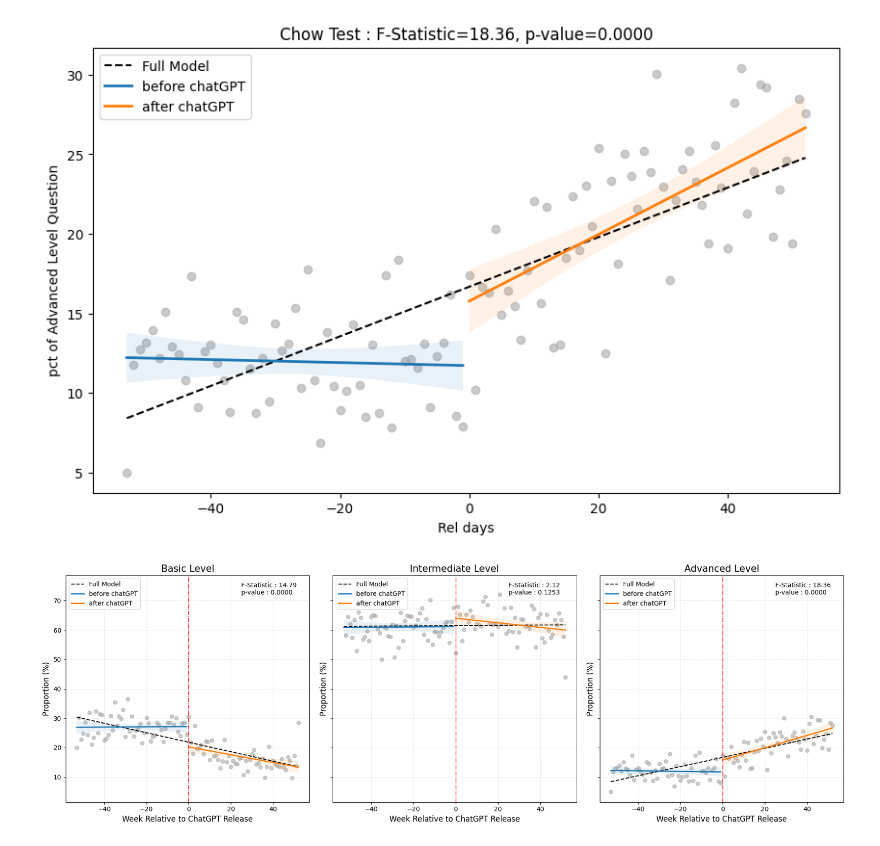
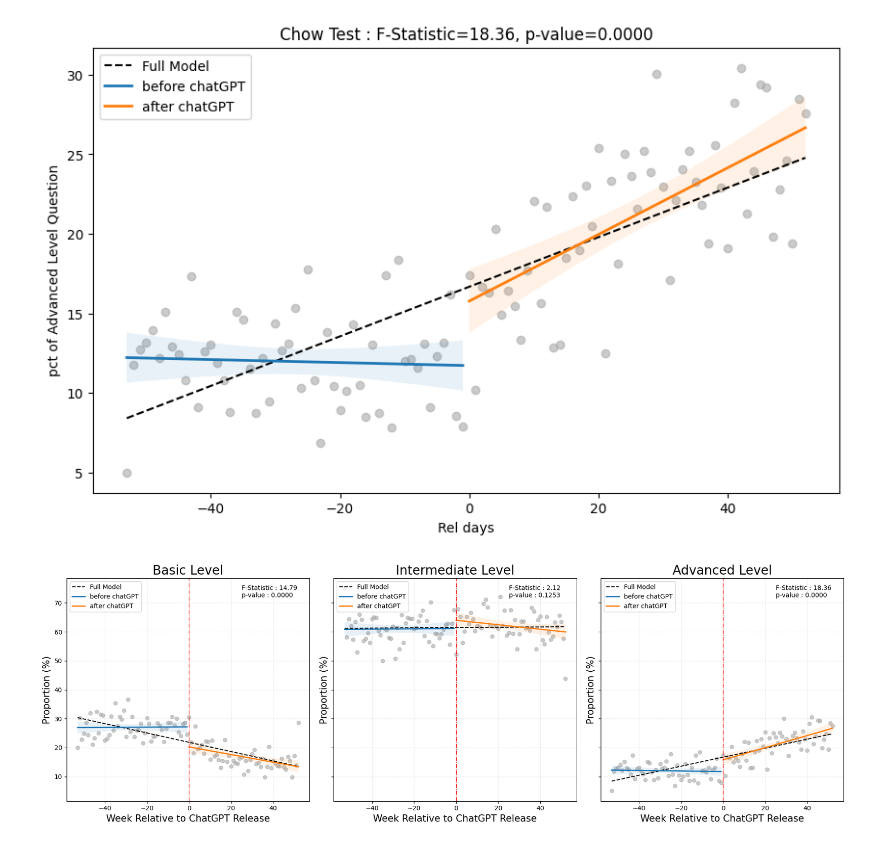
Before and after one commit to boysbeanxious/stackoverflow_src, a Jupyter notebook: thesis/Result_Fig1.ipynb, the cells around one changed output. Cells and saved outputs as stored; diff of their text form; code cells hidden in the pictures.

```diff
--- a/thesis/Result_Fig1.ipynb
+++ b/thesis/Result_Fig1.ipynb
@@ -208,9 +208,9 @@ axs[0].fill_between(x_0_1, st_0.y1_predict - st_0.y1_conf_interval, st_0.y1_pred
 axs[0].plot(x_0_2, st_0.y2_predict, label="after chatGPT", linewidth='2')
 axs[0].fill_between(x_0_2, st_0.y2_predict - st_0.y2_conf_interval, st_0.y2_predict + st_0.y2_conf_interval, alpha=0.1)
 axs[0].axvline(x=0,     color='red',    linestyle='-.', linewidth=1)
-axs[0].set_title(f"Basic Level", fontsize=15)
-axs[0].set_xlabel("Week Relative to ChatGPT Release", fontsize=12)
-axs[0].set_ylabel("Proportion (%)", fontsize=12)
+axs[0].set_title(f"Basic Level", fontsize=20)
+axs[0].set_xlabel("Week Relative to ChatGPT Release", fontsize=15)
+axs[0].set_ylabel("Proportion (%)", fontsize=15)
 axs[0].text(25, 72,s=f'F-Statistic : {F_stat_0:.2f}\np-value : {p_value_0:.4f}', fontsize = 10)
 axs[0].grid(True, linestyle='--', alpha=0.3)
 
@@ -218,37 +218,37 @@ axs[0].grid(True, linestyle='--', alpha=0.3)
 axs[1].scatter(x_1, y_1,  alpha=0.6, color='darkgray')
 axs[1].plot(x_1, st_1.y_predict, label="Full Model", linestyle="--", color="black")
 axs[1].plot(x_1_1, st_1.y1_predict, label="before chatGPT", linewidth='2')
 axs[1].fill_between(x_1_1, st_1.y1_predict - st_1.y1_conf_interval, st_1.y1_predict + st_1.y1_conf_interval, alpha=0.1)
 axs[1].plot(x_1_2, st_1.y2_predict, label="after chatGPT", linewidth='2')
 axs[1].fill_between(x_1_2, st_1.y2_predict - st_1.y2_conf_interval, st_1.y2_predict + st_1.y2_conf_interval, alpha=0.1)
 axs[1].axvline(x=0,     color='red',    linestyle='-.', linewidth=1)
-axs[1].set_title(f"Intermediate Level", fontsize=15)
-axs[1].set_xlabel("Week Relative to ChatGPT Release", fontsize=12)
-axs[1].set_ylabel("Proportion (%)", fontsize=12)
+axs[1].set_title(f"Intermediate Level", fontsize=20)
+axs[1].set_xlabel("Week Relative to ChatGPT Release", fontsize=15)
+axs[1].set_ylabel("Proportion (%)", fontsize=15)
 axs[1].grid(False)
 axs[1].text(25, 72, s=f'F-Statistic : {F_stat_1:.2f}\np-value : {p_value_1:.4f}', fontsize = 10)
 axs[1].grid(True, linestyle='--', alpha=0.3)
 
 axs[2].scatter(x_2, y_2,  alpha=0.6, color='darkgray')
 axs[2].plot(x_2, st_2.y_predict, label="Full Model", linestyle="--", color="black")
 axs[2].plot(x_2_1, st_2.y1_predict, label="before chatGPT", linewidth='2')
 axs[2].fill_between(x_2_1, st_2.y1_predict - st_2.y1_conf_interval, st_2.y1_predict + st_2.y1_conf_interval, alpha=0.1)
 axs[2].plot(x_2_2, st_2.y2_predict, label="after chatGPT", linewidth='2')
 axs[2].fill_between(x_2_2, st_2.y2_predict - st_2.y2_conf_interval, st_2.y2_predict + st_2.y2_conf_interval, alpha=0.1)
 axs[2].axvline(x=0,     color='red',    linestyle='-.', linewidth=1)
-axs[2].set_title(f"Advanced Level", fontsize=15)
-axs[2].set_xlabel("Week Relative to ChatGPT Release", fontsize=12)
-axs[2].set_ylabel("Proportion (%)", fontsize=12)
+axs[2].set_title(f"Advanced Level", fontsize=20)
+axs[2].set_xlabel("Week Relative to ChatGPT Release", fontsize=15)
+axs[2].set_ylabel("Proportion (%)", fontsize=15)
 axs[2].text(25, 72, s=f'F-Statistic : {F_stat_2:.2f}\np-value : {p_value_2:.4f}', fontsize = 10)
 axs[2].grid(True, linestyle='--', alpha=0.3)
 
 # plt.suptitle("Structural Change of Difficulty Proportion around ChatGPT release",fontsize=15)
 # plt.legend(bbox_to_anchor=(1.05, 1), loc='upper left')
 axs[0].legend(loc='upper left')
 axs[1].legend(loc='upper left')
 axs[2].legend(loc='upper left')
 fig.tight_layout()
 fig.savefig("./fig/Result_Fig1.png", dpi=300, bbox_inches='tight')  # DPI 설정 및 여백 최소화
 plt.show();
 # %% [output]
-[figure, old version]
+[figure, new version]
```
Also changed, not shown: 1 other file.
